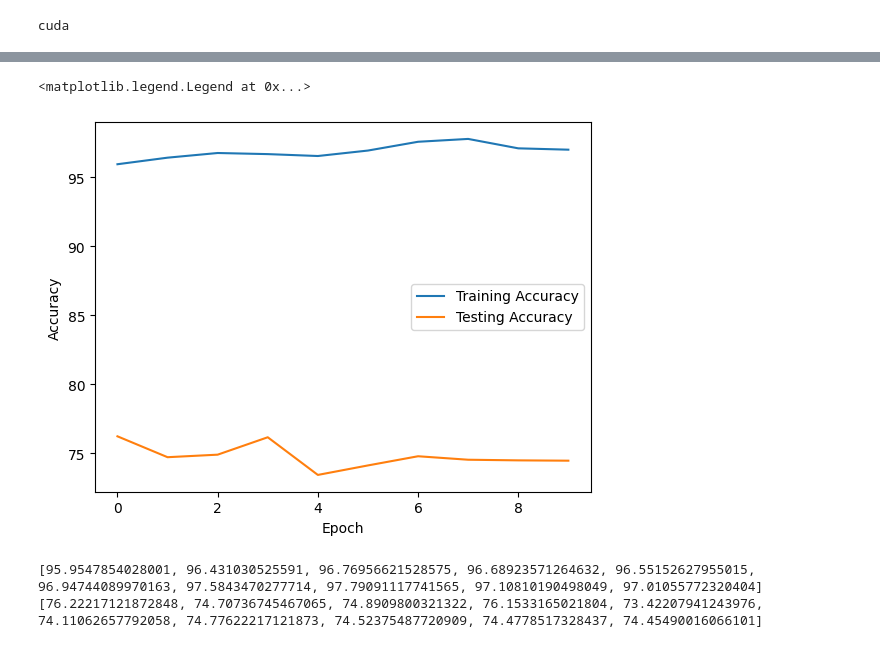
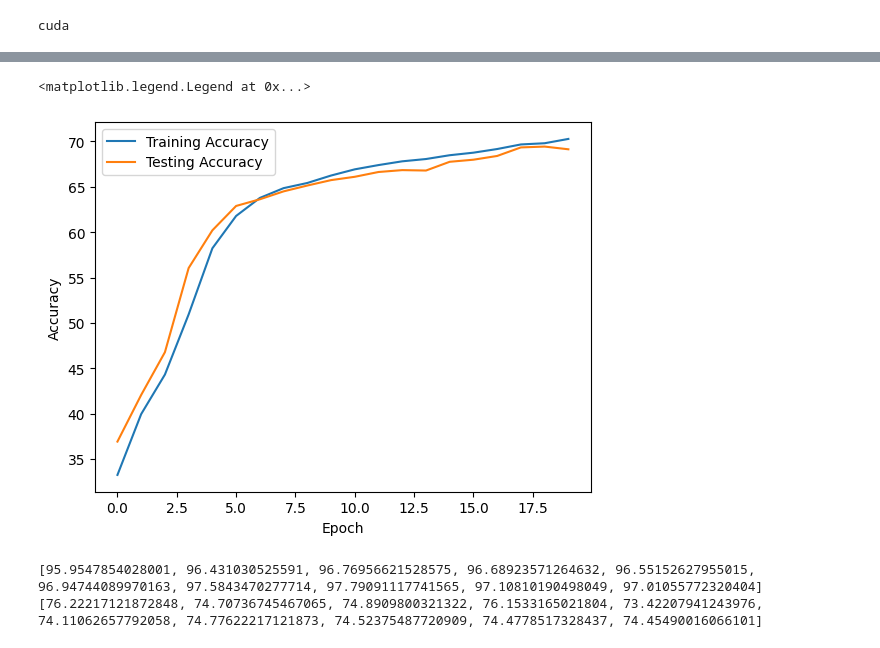
Before and after one commit to FatAnorexic/Galaxy_AI, a Jupyter notebook: LeNet5model.ipynb, the cells around one changed output, grey strips where cells are left out. Cells and saved outputs as stored; diff of their text form; code cells hidden in the pictures.

```diff
--- a/LeNet5model.ipynb
+++ b/LeNet5model.ipynb
@@ -171,8 +171,8 @@ Estimated Total Size (MB): 0.31
 ========================================================================================================================
 # %%
 num_features=len(features)
-learning_rate=0.001
-epochs=10
+learning_rate=0.0001
+
 
 model=LeNet5(num_classes=num_features).to(device=device)
 loss_fn=nn.CrossEntropyLoss()
@@ -220,6 +220,7 @@ def test(test_loader, model, loss_fn):
 # %%
 train_acc=[]
 test_acc=[]
+epochs=50
 for epoch in range(epochs):
     print(f"Epoch {epoch+1}\n======================================")
     train_acc.append(train(train_loader, model, optim, loss_fn))
@@ -246,14 +247,14 @@ Test loss: 1.299 Accuracy: 74.455
 Done!
 # %%
-epoch=range(0,10)
+epoch=range(0,20)
 plt.plot(epoch, train_acc, label="Training Accuracy")
 plt.plot(epoch, test_acc, label="Testing Accuracy")
 plt.xlabel("Epoch")
 plt.ylabel("Accuracy")
 plt.legend()
 # %% [output]
 <matplotlib.legend.Legend at 0x...>
-[figure, old version]
+[figure, new version]
 # %%
 print(train_acc)
 print(test_acc)
```
Also changed, not shown: parts of 1 cell of this notebook.
